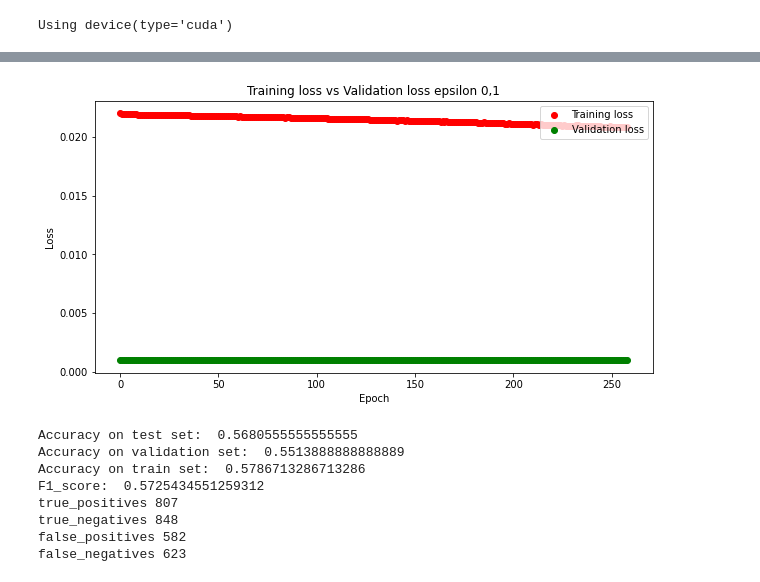
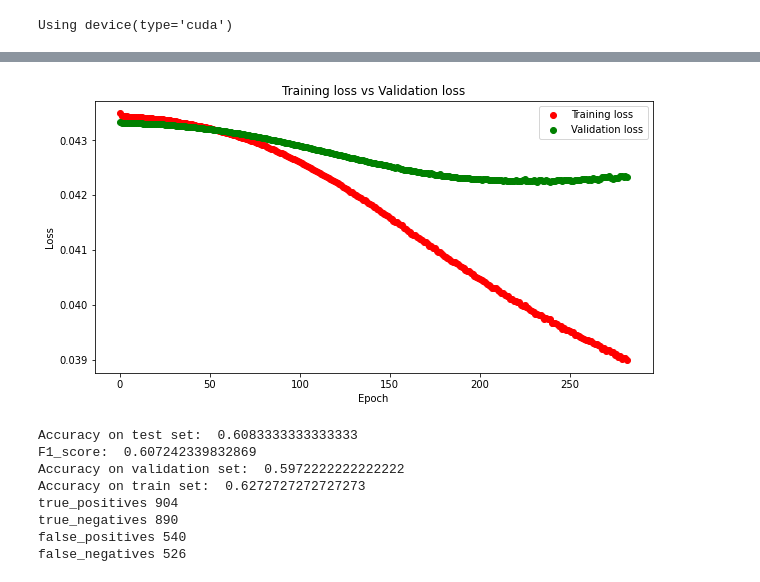
Before and after one commit to ramuld12/bachelorThesis, a Jupyter notebook: Fully-Connected Linear Network.ipynb, the cells around one changed output, grey strips where cells are left out. Drawn from its saved outputs; the diff is of its cells as text; code cells hidden in the pictures.

```diff
--- a/Fully-Connected Linear Network.ipynb
+++ b/Fully-Connected Linear Network.ipynb
@@ -37,6 +37,6 @@ def CleanText(text):
 # %%
 # Normal dataset
-df = pd.read_csv("smallDomainDataNotEmbedded.csv")
+df = pd.read_csv('smallDomainDataBertweetEmbedded.csv')
 
 # Epsilon 0,1 fair dataset
 #df = pd.read_csv("domain_data_with_identities_private_xtrain0,1.csv")
@@ -44,4 +44,4 @@ df = pd.read_csv("smallDomainDataNotEmbedded.csv")
 # Epsilon 0,01 fair dataset
 #df = pd.read_csv("domain_data_with_identities_private_xtrain0,1.csv")
 
-#df['comment_text'] = df['comment_text'].apply(lambda text: CleanText(text))
+df['comment_text'] = df['comment_text'].apply(lambda text: CleanText(text))
@@ -155,9 +125,9 @@ len(currTrain)
 # %%
 ### Set parameters for the model
 #torch.manual_seed(42) # set fixed random seed for reproducibility
-batch_size = 32
-epochs = 50000
-lr = 0.00002
+batch_size = 16
+epochs = 1000
+lr = 0.00001
 
 cuda = True # Set this if training on GPU
 cuda = cuda and torch.cuda.is_available()
@@ -251,8 +187,6 @@ for epoch in range(1, epochs + 1):
         # get the input
         inputs, labels = data
 
-        inputs = inputs.unsqueeze(1)
-
         inputs = inputs.to(device).float()
         labels = labels.to(device).float()
 
@@ -260,8 +194,9 @@ for epoch in range(1, epochs + 1):
         optimizer.zero_grad()
 
         # forward + backward + optimize
-        outputs = model(inputs).squeeze()
 
+        outputs = model(inputs)
+        outputs = outputs.squeeze(1)
 
         loss = loss_function(outputs, labels)
 
@@ -273,8 +208,6 @@ for epoch in range(1, epochs + 1):
 
     train_loss /= len(train_loader.dataset)
 
-    #if epoch % 10 == 0:
-    #    print('====> Epoch: {} Average training loss: {:.6f}'.format(epoch, train_loss))
 
     trainArr.append(train_loss)
 
@@ -287,7 +220,7 @@ for epoch in range(1, epochs + 1):
         for batch_idx, data in enumerate(valid_loader):
             # get the input
             inputs, labels = data
-            inputs = inputs.unsqueeze(1)
+
             inputs = inputs.to(device).float()
             #labels = labels.to(device).long()
             labels = labels.to(device).float()
@@ -304,19 +237,32 @@ for epoch in range(1, epochs + 1):
 
     valArr.append(valid_loss)
 
+
+
     #if epoch % 10 == 0:
         #print('====> Validation set loss: {:.6f}'.format(valid_loss))
 
         #print("Accuracy on Validation set: ", CheckAccuracy(labs, preds))
 
-    f1 = f1_score(torch.Tensor(labs).numpy(), torch.Tensor(preds).numpy(), zero_division=1)
-    print("F1_score: ", f1)
+    #f1 = f1_score(torch.Tensor(labs).numpy(), torch.Tensor(preds).numpy(), zero_division=1)
+    #print("F1_score: ", f1)
 
-    if f1 > bestf1:
+    #if f1 > bestf1:
+    #    bestModel = model
+    #    bestf1 = f1
+    #    notImproved = 0
+    #    bestEpoch = epoch
+
+    if bestLoss == None:
+        bestLoss = valid_loss
+
+
+    if valid_loss <= bestLoss:
         bestModel = model
-        bestf1 = f1
+        bestLoss = valid_loss
         notImproved = 0
         bestEpoch = epoch
+
     else:
         notImproved +=1
 
@@ -361,14 +291,14 @@ F1_score:  0.5261669024045262
 # %%
 plt.figure(figsize=(10,5))
 plt.scatter(np.arange(0,len(trainArr)), trainArr, color='r', label='Training loss')
 plt.scatter(np.arange(0,len(valArr)), valArr, color='g', label='Validation loss')
-plt.title("Training loss vs Validation loss epsilon 0,1")
+plt.title("Training loss vs Validation loss")
 plt.xlabel("Epoch")
 plt.ylabel("Loss")
 plt.legend(loc="upper right")
 plt.show()
 # %% [output]
-[figure, old version]
+[figure, new version]
 # %%
 def F1_Scores(preds, labels):
     true_positives = 0
@@ -409,6 +339,9 @@ with torch.no_grad():
         preds.extend(torch.round(outputs))
 
 print("Accuracy on test set: ", CheckAccuracy(labs, preds))
+
+f1 = f1_score(torch.Tensor(labs).numpy(), torch.Tensor(preds).numpy(), zero_division=1)
+print("F1_score: ", f1)
 
 
 model.eval()
@@ -443,19 +376,18 @@ with torch.no_grad():
 
 print("Accuracy on train set: ", CheckAccuracy(labs, preds))
 
-f1 = f1_score(torch.Tensor(labs).numpy(), torch.Tensor(preds).numpy(), zero_division=1)
-print("F1_score: ", f1)
+
 
 true_positives, true_negatives, false_positives, false_negatives = F1_Scores(preds, labs)
 
 #print("Toxic accuracy: ", true_positives/5640)
 #print("Non-toxic accuracy: ", true_negatives/42235)
 # %% [output]
-Accuracy on test set:  0.5680555555555555
-Accuracy on validation set:  0.5513888888888889
-Accuracy on train set:  0.5786713286713286
-F1_score:  0.5725434551259312
-true_positives 807
-true_negatives 848
-false_positives 582
-false_negatives 623
+Accuracy on test set:  0.6083333333333333
+F1_score:  0.607242339832869
+Accuracy on validation set:  0.5972222222222222
+Accuracy on train set:  0.6272727272727273
+true_positives 904
+true_negatives 890
+false_positives 540
+false_negatives 526
```
Also changed, not shown: parts of 14 cells of this notebook, 2 other files.
